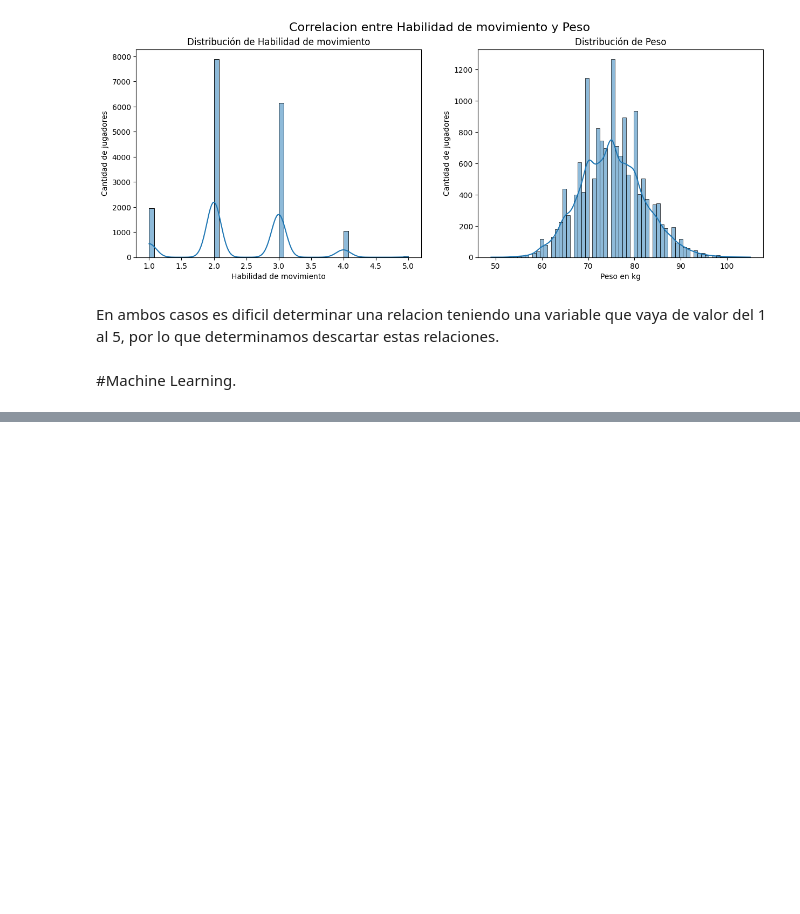
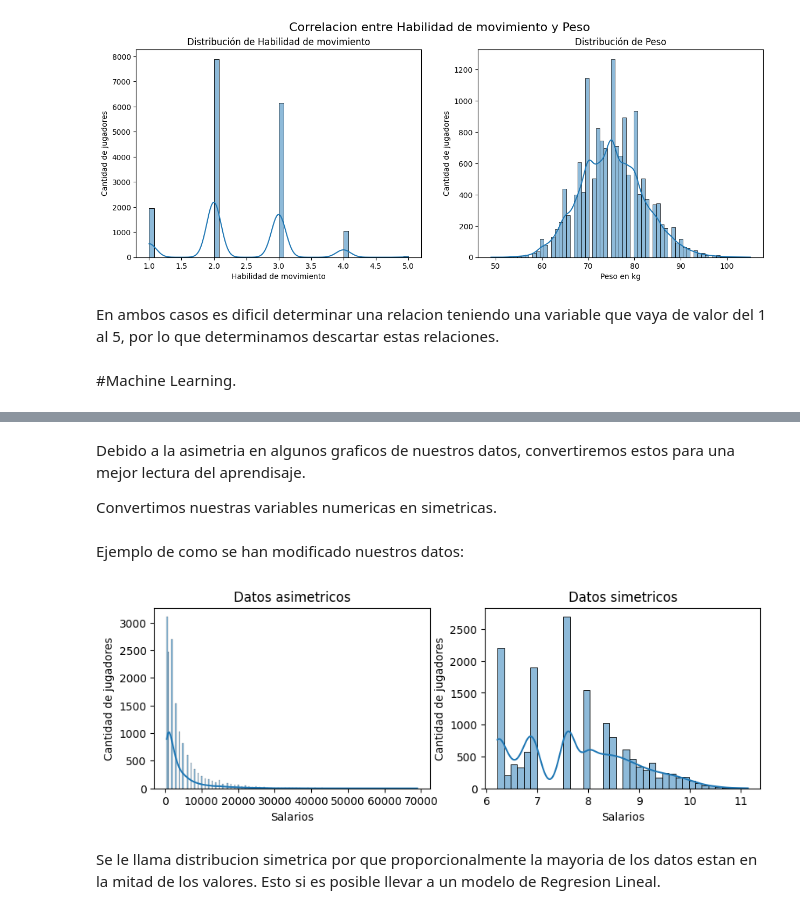
Before and after one commit to MatiasKige/Data-Science-FIFA, a Jupyter notebook: Proyecto FIFA.ipynb, the cells around one changed output, grey strips where cells are left out. Cells and saved outputs as stored; diff of their text form; code cells hidden in the pictures; blank space fills up the shorter version.

Commit message:
Machine Learning Preprocesamiento Regresion

```diff
--- a/Proyecto FIFA.ipynb
+++ b/Proyecto FIFA.ipynb
@@ -2490,0 +2466,5 @@ df_boca
+# %%
+# Para una mejor lectura del modelo realizamos algunos cambios previos:
+df_ml = remove_outliers(df_24, 'wage_eur')
+df_ml = remove_outliers(df_24, 'release_clause_eur')
+df_ml.drop(['fifa_version',"short_name","long_name","dob","club_joined_date"], axis=1, inplace=True)
@@ -2490,0 +2482,32 @@ df_boca
+# %% [markdown]
+Debido a la asimetria en algunos graficos de nuestros datos, convertiremos estos para una mejor lectura del aprendisaje.
+
+Convertimos nuestras variables numericas en simetricas.
+# %%
+from sklearn.compose import ColumnTransformer
+from sklearn.preprocessing import FunctionTransformer
+
+# Definir la transformación para los datos numéricos
+transformador_numerico = FunctionTransformer(np.log1p, validate=True)
+datos_transformados = transformador_numerico.transform(df_ml.select_dtypes(exclude=["object"]))
+
+columnas_datos_transformados = df_ml.select_dtypes(exclude=["object"]).columns
+
+df_transformado = pd.concat([df_ml.select_dtypes(include=["object"]).reset_index(drop=True), pd.DataFrame(datos_transformados, columns=columnas_datos_transformados).reset_index(drop=True)], axis=1)
+# %% [markdown]
+Ejemplo de como se han modificado nuestros datos:
+# %%
+fig, axes = plt.subplots(1, 2, figsize=(10, 3))
+ax1 = sns.histplot(data=df_ml, x="wage_eur", kde=True, ax=axes[0])
+ax1.set_title("Datos asimetricos")
+ax1.set_xlabel("Salarios")
+ax1.set_ylabel("Cantidad de jugadores")
+ax2 = sns.histplot(data=df_transformado, x="wage_eur", kde=True, ax=axes[1])
+ax2.set_title("Datos simetricos")
+ax2.set_xlabel("Salarios")
+ax2.set_ylabel("Cantidad de jugadores")
+plt.show()
+# %% [output]
+[figure, added]
+# %% [markdown]
+Se le llama distribucion simetrica por que proporcionalmente la mayoria de los datos estan en la mitad de los valores. Esto si es posible llevar a un modelo de Regresion Lineal.
```
Also changed, not shown: parts of 16 cells of this notebook.
